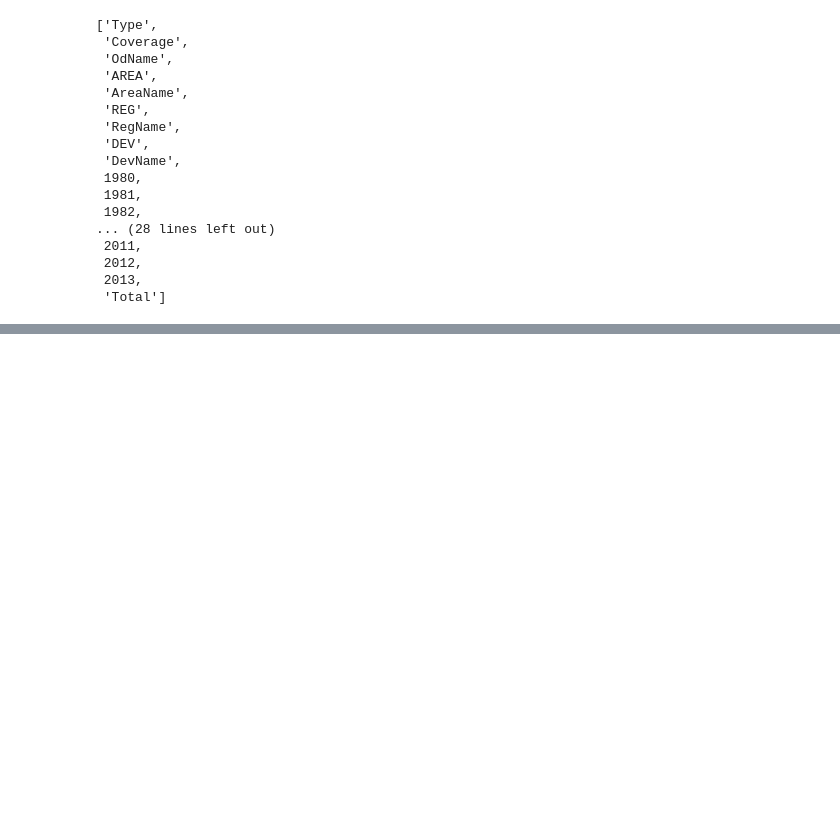
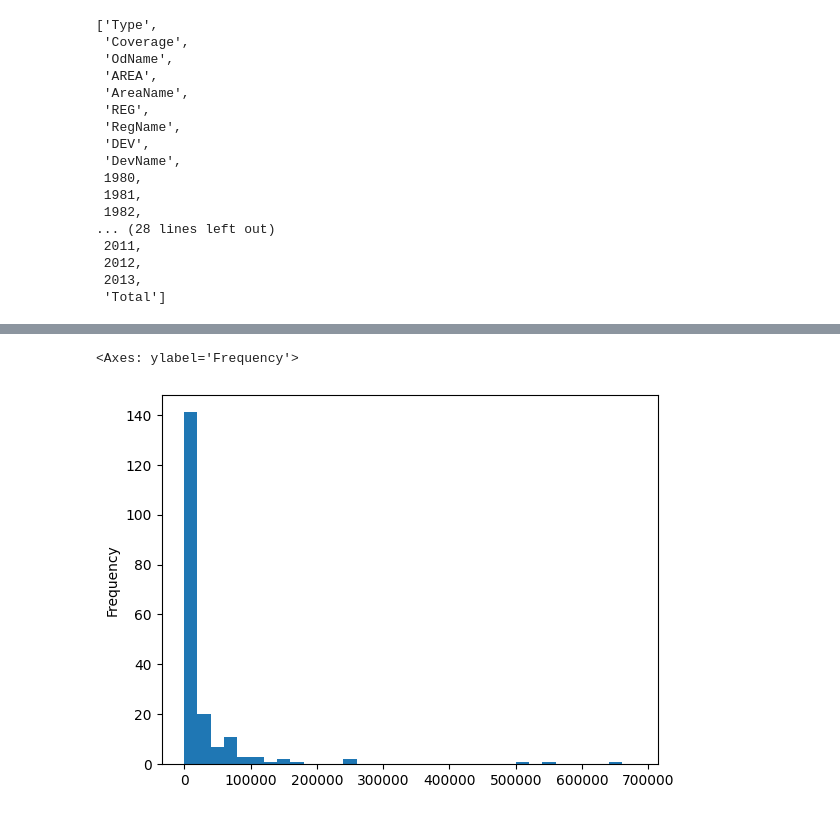
Before and after one commit to KrishnaAgarwal2601/PythonDataScience, a Jupyter notebook: Pandas_basics/analysis.ipynb, the cells around one changed output, grey strips where cells are left out. Drawn from its saved outputs; the diff is of its cells as text; code cells hidden in the pictures; blank space fills up the shorter version.

```diff
--- a/Pandas_basics/analysis.ipynb
+++ b/Pandas_basics/analysis.ipynb
@@ -501,0 +630,5 @@ df.head()
+# %%
+df.Total.plot(kind='hist',bins=range(0,df.Total.max(),20000))
+# %% [output]
+<Axes: ylabel='Frequency'>
+[figure, added]
```
Also changed, not shown: parts of 24 cells of this notebook, 2 other files.
